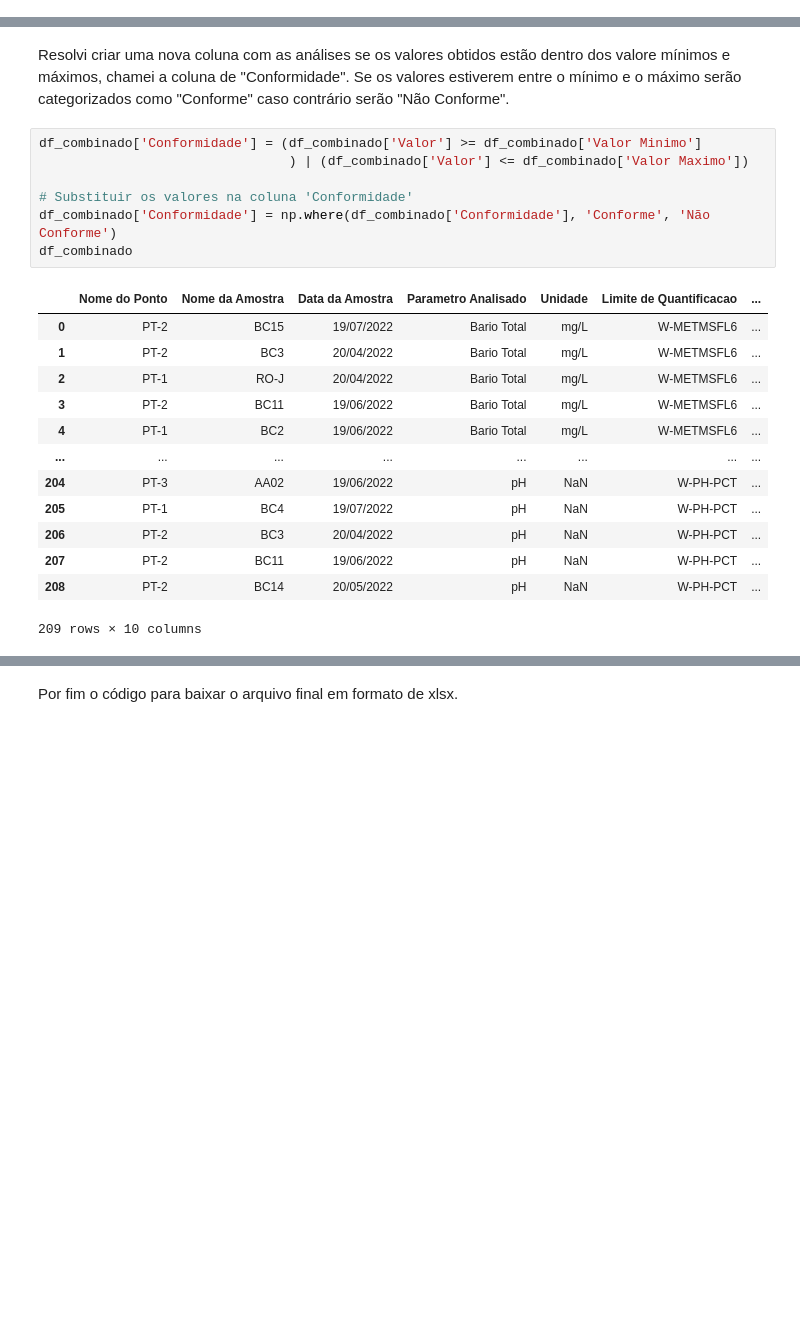
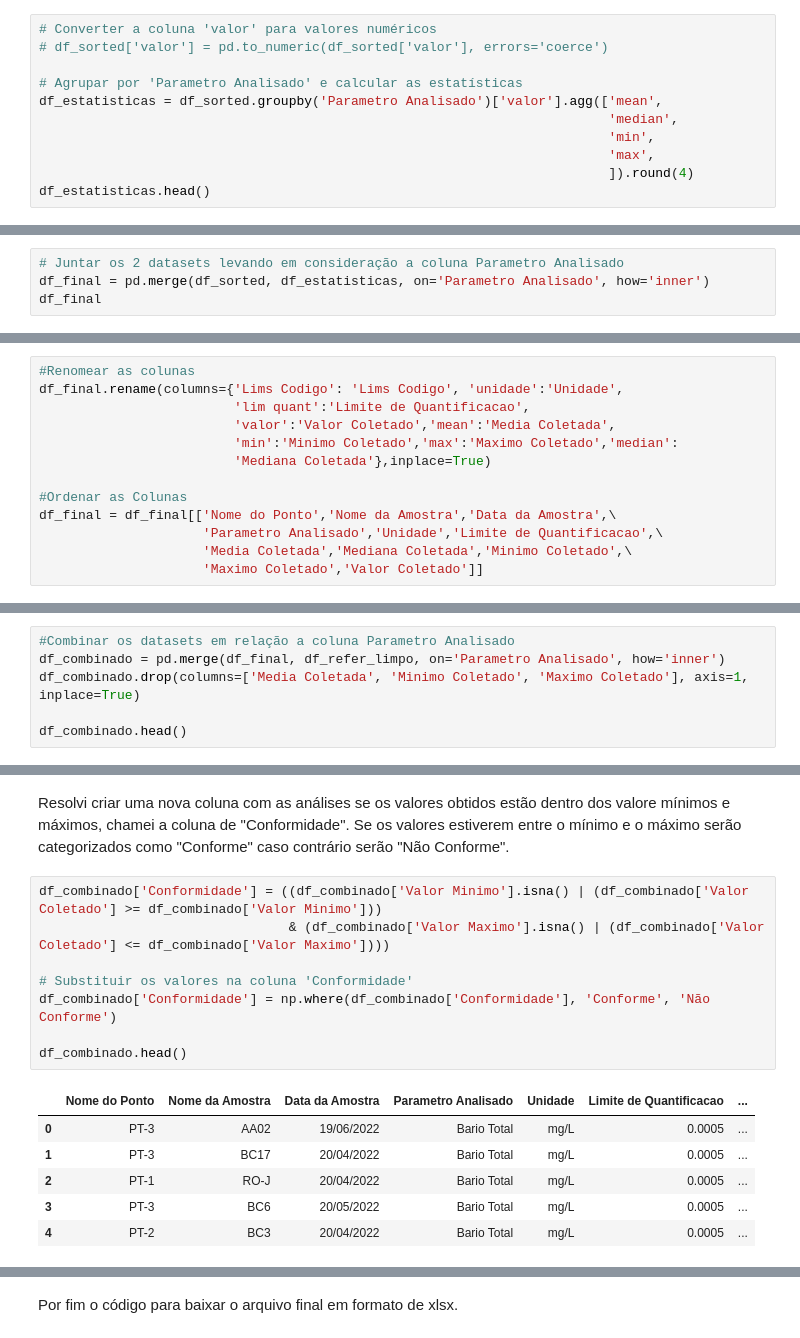
Before and after one commit to IsWallison/WATER-SERVICES-AND-TECHNOLOGIES, a Jupyter notebook: Analise_dos_dados_WATER_SERVICES.ipynb, the cells around one changed output, grey strips where cells are left out. Drawn from its saved outputs; the diff is of its cells as text; blank space fills up the shorter version.

```diff
--- a/Analise_dos_dados_WATER_SERVICES.ipynb
+++ b/Analise_dos_dados_WATER_SERVICES.ipynb
@@ -198,0 +211,11 @@ df_sorted.head()
+# %%
+# Converter a coluna 'valor' para valores numéricos
+# df_sorted['valor'] = pd.to_numeric(df_sorted['valor'], errors='coerce')
+
+# Agrupar por 'Parametro Analisado' e calcular as estatísticas
+df_estatisticas = df_sorted.groupby('Parametro Analisado')['valor'].agg(['mean',
+                                                                         'median',
+                                                                         'min',
+                                                                         'max',
+                                                                         ]).round(4)
+df_estatisticas.head()
@@ -198,0 +232,4 @@ df_sorted.head()
+# %%
+# Juntar os 2 datasets levando em consideração a coluna Parametro Analisado
+df_final = pd.merge(df_sorted, df_estatisticas, on='Parametro Analisado', how='inner')
+df_final
@@ -198,0 +252,13 @@ df_sorted.head()
+# %%
+#Renomear as colunas
+df_final.rename(columns={'Lims Codigo': 'Lims Codigo', 'unidade':'Unidade',
+                         'lim quant':'Limite de Quantificacao',
+                         'valor':'Valor Coletado','mean':'Media Coletada',
+                         'min':'Minimo Coletado','max':'Maximo Coletado','median':
+                         'Mediana Coletada'},inplace=True)
+
+#Ordenar as Colunas
+df_final = df_final[['Nome do Ponto','Nome da Amostra','Data da Amostra',\
+                     'Parametro Analisado','Unidade','Limite de Quantificacao',\
+                     'Media Coletada','Mediana Coletada','Minimo Coletado',\
+                     'Maximo Coletado','Valor Coletado']]
@@ -371,0 +505,6 @@ df_combinado['Valor'] = df_combinado['Valor'].apply(convert_limit)
+# %%
+#Combinar os datasets em relação a coluna Parametro Analisado
+df_combinado = pd.merge(df_final, df_refer_limpo, on='Parametro Analisado', how='inner')
+df_combinado.drop(columns=['Media Coletada', 'Minimo Coletado', 'Maximo Coletado'], axis=1, inplace=True)
+
+df_combinado.head()
@@ -372,23 +518,17 @@ df_combinado['Valor'] = df_combinado['Valor'].apply(convert_limit)
 # %% [markdown]
 Resolvi criar uma nova coluna com as análises se os valores obtidos estão dentro dos valore mínimos e máximos, chamei a coluna de "Conformidade". Se os valores estiverem entre o mínimo e o máximo serão categorizados como "Conforme" caso contrário serão "Não Conforme".
 # %%
-df_combinado['Conformidade'] = (df_combinado['Valor'] >= df_combinado['Valor Minimo']
-                                ) | (df_combinado['Valor'] <= df_combinado['Valor Maximo'])
+df_combinado['Conformidade'] = ((df_combinado['Valor Minimo'].isna() | (df_combinado['Valor Coletado'] >= df_combinado['Valor Minimo']))
+                                & (df_combinado['Valor Maximo'].isna() | (df_combinado['Valor Coletado'] <= df_combinado['Valor Maximo'])))
 
 # Substituir os valores na coluna 'Conformidade'
 df_combinado['Conformidade'] = np.where(df_combinado['Conformidade'], 'Conforme', 'Não Conforme')
-df_combinado
+
+df_combinado.head()
 # %% [output]
 |  | Nome do Ponto | Nome da Amostra | Data da Amostra | Parametro Analisado | Unidade | Limite de Quantificacao | ... |
-| 0 | PT-2 | BC15 | 19/07/2022 | Bario Total | mg/L | W-METMSFL6 | ... |
-| 1 | PT-2 | BC3 | 20/04/2022 | Bario Total | mg/L | W-METMSFL6 | ... |
-| 2 | PT-1 | RO-J | 20/04/2022 | Bario Total | mg/L | W-METMSFL6 | ... |
-| 3 | PT-2 | BC11 | 19/06/2022 | Bario Total | mg/L | W-METMSFL6 | ... |
-| 4 | PT-1 | BC2 | 19/06/2022 | Bario Total | mg/L | W-METMSFL6 | ... |
-| ... | ... | ... | ... | ... | ... | ... | ... |
-| 204 | PT-3 | AA02 | 19/06/2022 | pH | NaN | W-PH-PCT | ... |
-| 205 | PT-1 | BC4 | 19/07/2022 | pH | NaN | W-PH-PCT | ... |
-| 206 | PT-2 | BC3 | 20/04/2022 | pH | NaN | W-PH-PCT | ... |
-| 207 | PT-2 | BC11 | 19/06/2022 | pH | NaN | W-PH-PCT | ... |
-| 208 | PT-2 | BC14 | 20/05/2022 | pH | NaN | W-PH-PCT | ... |
+| 0 | PT-3 | AA02 | 19/06/2022 | Bario Total | mg/L | 0.0005 | ... |
+| 1 | PT-3 | BC17 | 20/04/2022 | Bario Total | mg/L | 0.0005 | ... |
+| 2 | PT-1 | RO-J | 20/04/2022 | Bario Total | mg/L | 0.0005 | ... |
+| 3 | PT-3 | BC6 | 20/05/2022 | Bario Total | mg/L | 0.0005 | ... |
+| 4 | PT-2 | BC3 | 20/04/2022 | Bario Total | mg/L | 0.0005 | ... |
-209 rows × 10 columns
```
Also changed, not shown: parts of 35 cells of this notebook.
